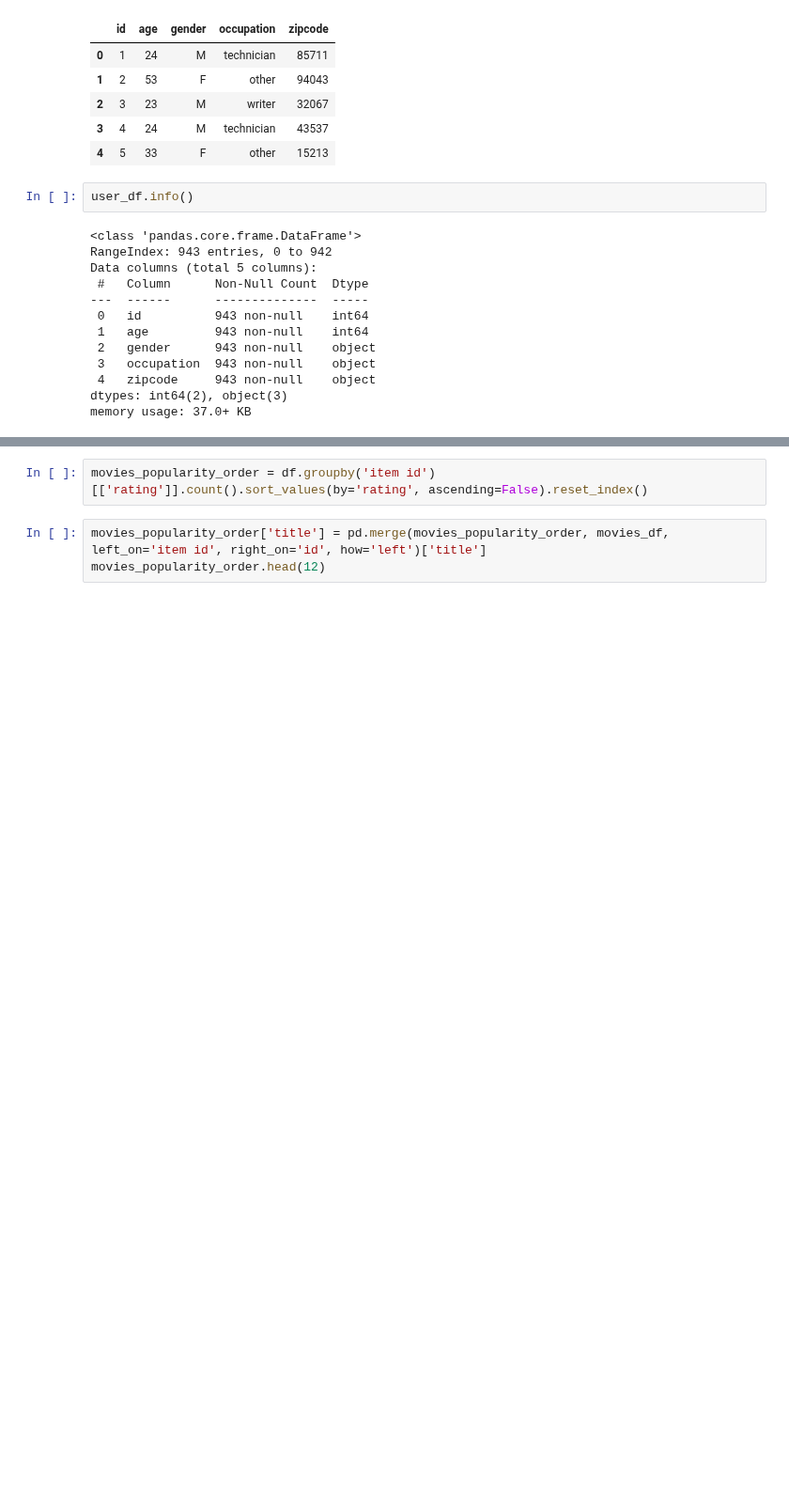
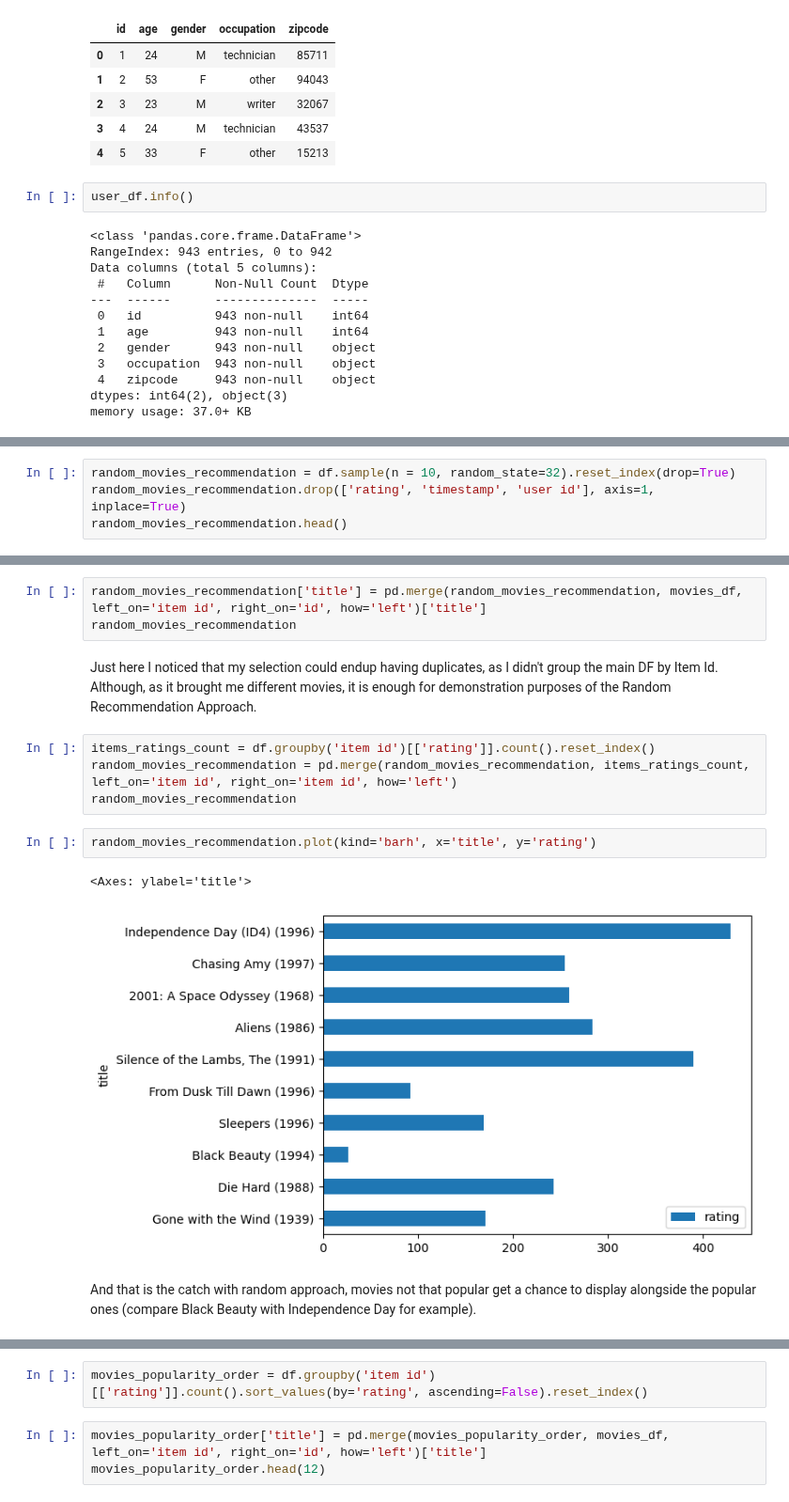
Before and after one commit to fernandowolff/7dayscode_data_science, a Jupyter notebook: day-4/recommendations.ipynb, the cells around one changed output, grey strips where cells are left out. Shown at 94% size. Cells and saved outputs as stored; diff of their text form; blank space fills up the shorter version.

Commit message:
random recommendation approach

```diff
--- a/day-4/recommendations.ipynb
+++ b/day-4/recommendations.ipynb
@@ -93,0 +98,4 @@ memory usage: 37.0+ KB
+# %%
+random_movies_recommendation = df.sample(n = 10, random_state=32).reset_index(drop=True)
+random_movies_recommendation.drop(['rating', 'timestamp', 'user id'], axis=1, inplace=True)
+random_movies_recommendation.head()
@@ -94,3 +109,19 @@ memory usage: 37.0+ KB
+# %%
+random_movies_recommendation['title'] = pd.merge(random_movies_recommendation, movies_df, left_on='item id', right_on='id', how='left')['title']
+random_movies_recommendation
+# %% [markdown]
+Just here I noticed that my selection could endup having duplicates, as I didn't group the main DF by Item Id. Although, as it brought me different movies, it is enough for demonstration purposes of the Random Recommendation Approach.
+# %%
+items_ratings_count = df.groupby('item id')[['rating']].count().reset_index()
+random_movies_recommendation = pd.merge(random_movies_recommendation, items_ratings_count, left_on='item id', right_on='item id', how='left')
+random_movies_recommendation
+# %%
+random_movies_recommendation.plot(kind='barh', x='title', y='rating')
+# %% [output]
+<Axes: ylabel='title'>
+[figure, added]
+# %% [markdown]
+And that is the catch with random approach, movies not that popular get a chance to display alongside the popular ones (compare Black Beauty with Independence Day for example).
 # %% [markdown]
 ## Most Popular Approach
 
```
Also changed, not shown: parts of 6 cells of this notebook.
